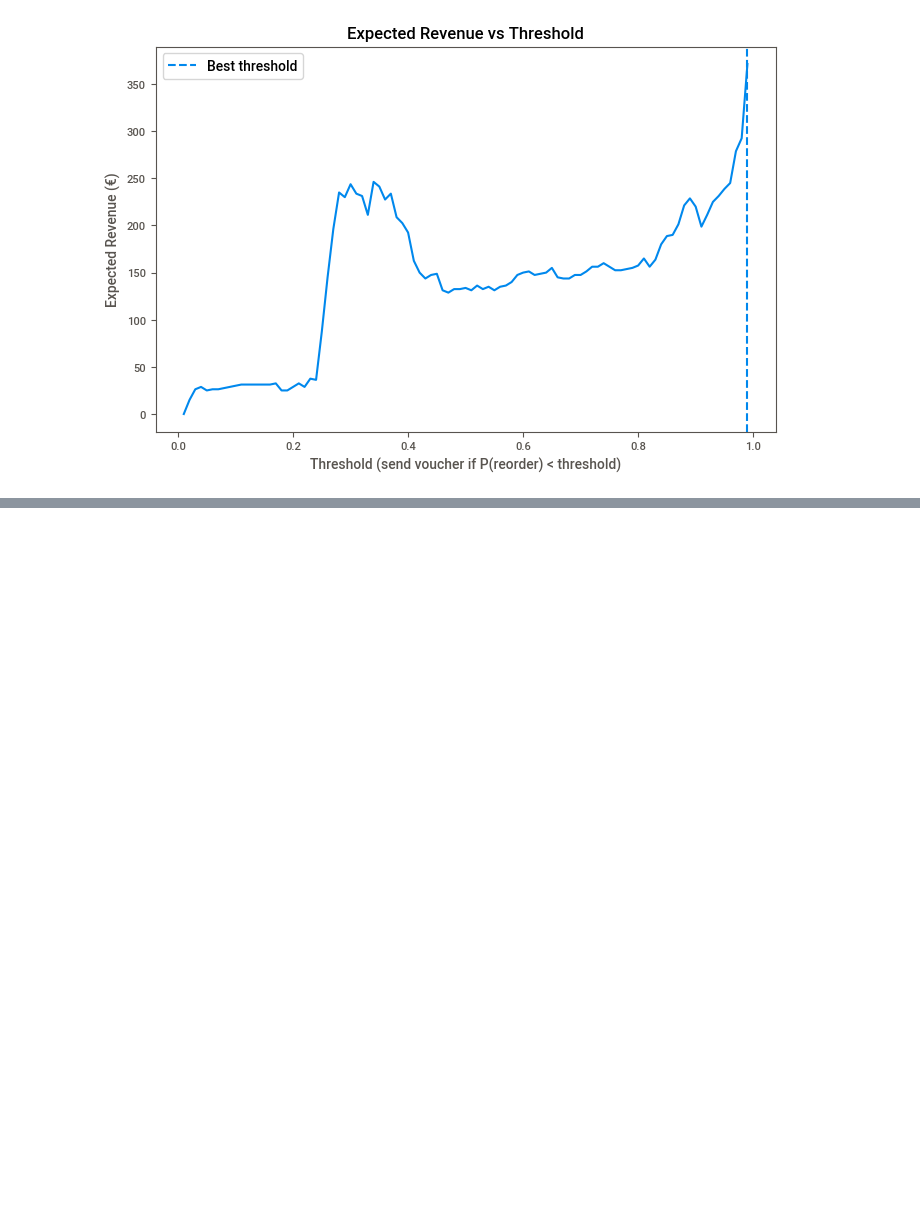
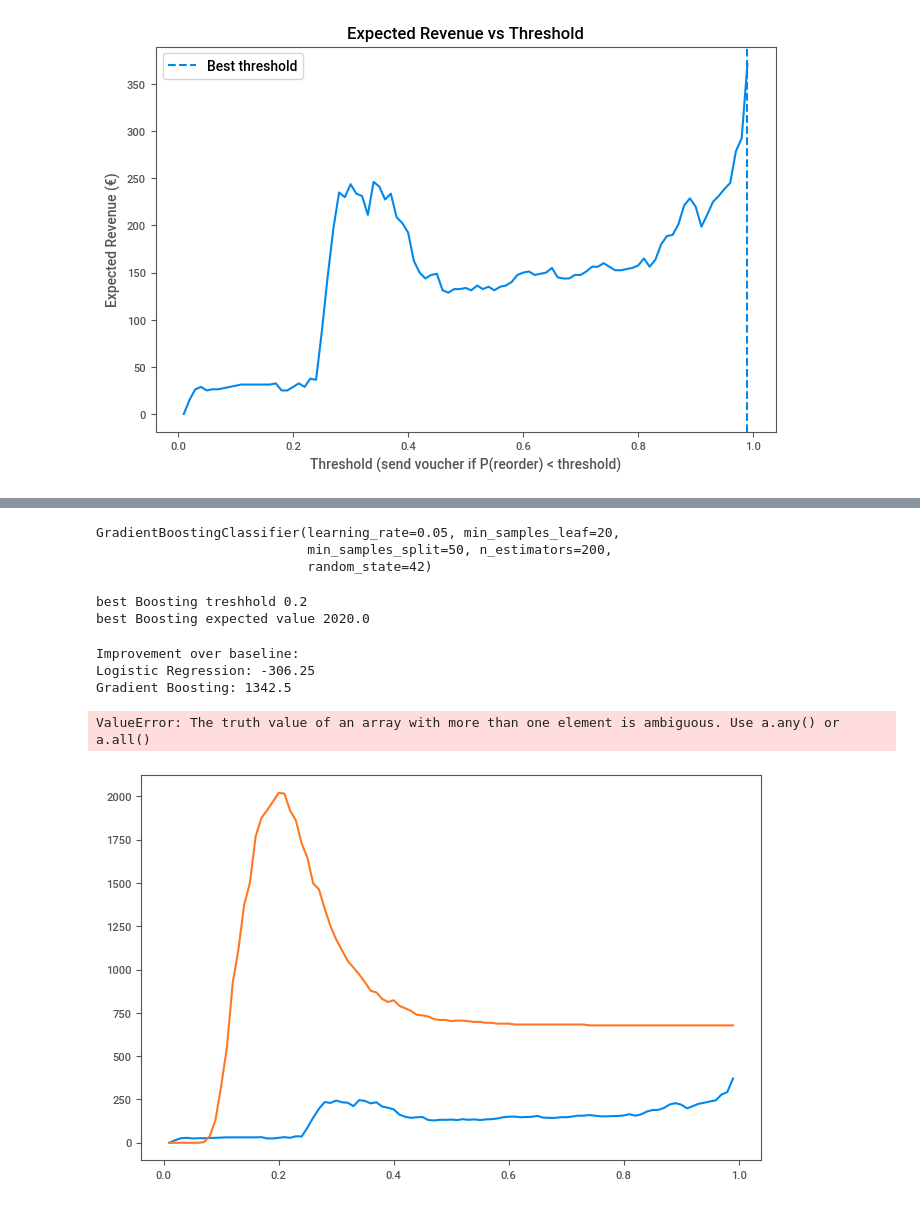
Before and after one commit to ungeralexan/ml_assignment, a Jupyter notebook: notebook_one.ipynb, the cells around one changed output, grey strips where cells are left out. Saved outputs shown, nothing was run; the diff lists cells and outputs as text; code cells hidden in the pictures; blank space fills up the shorter version.

```diff
--- a/notebook_one.ipynb
+++ b/notebook_one.ipynb
@@ -522,0 +529,59 @@ binos_sum.sort_values("lift", ascending=False)
+# %%
+gb = GradientBoostingClassifier(
+    n_estimators=200,
+    learning_rate=0.05,
+    max_depth=3,
+    min_samples_leaf=20,
+    min_samples_split=50,
+    random_state=42
+)
+
+gb.fit(X_train, y_train)
+# %% [output]
+GradientBoostingClassifier(learning_rate=0.05, min_samples_leaf=20,
+                           min_samples_split=50, n_estimators=200,
+                           random_state=42)
+# %%
+y_val_prob_gb = gb.predict_proba(X_val)[:,1]
+# %%
+#revenue based treshhold evaluation
+revenues_gb = [
+    expected_revenue(y_val, y_val_prob_gb, t)
+    for t in tresholds
+]
+
+best_idx_gb = np.argmax(revenues_gb)
+best_threshold_gb = tresholds[best_idx_gb]
+best_revenue_gb = revenues_gb[best_idx_gb]
+
+
+print("best Boosting treshhold", best_threshold_gb)
+print("best Boosting expected value", best_revenue_gb)
+# %% [output]
+best Boosting treshhold 0.2
+best Boosting expected value 2020.0
+# %%
+print("\nImprovement over baseline:")
+print("Logistic Regression:", round(best_revenue - baseline_revenue, 2))
+print("Gradient Boosting:", round(best_revenue_gb - baseline_revenue, 2))
+# %% [output]
+Improvement over baseline:
+Logistic Regression: -306.25
+Gradient Boosting: 1342.5
+# %%
+import matplotlib.pyplot as plt
+
+plt.figure(figsize=(8, 5))
+plt.plot(tresholds, revenues, label="Logistic Regression")
+plt.plot(tresholds, revenues_gb, label="Gradient Boosting")
+plt.axvline(tresholds, linestyle="--", alpha=0.7)
+plt.axvline(best_threshold_gb, linestyle="--", alpha=0.7)
+
+plt.xlabel("Threshold (send voucher if P(reorder) < threshold)")
+plt.ylabel("Expected Revenue (€)")
+plt.title("Expected Revenue vs Threshold")
+plt.legend()
+plt.show()
+# %% [output]
+ValueError: The truth value of an array with more than one element is ambiguous. Use a.any() or a.all()
+[figure, added]
```
Also changed, not shown: parts of 15 cells of this notebook, 1 other file.
